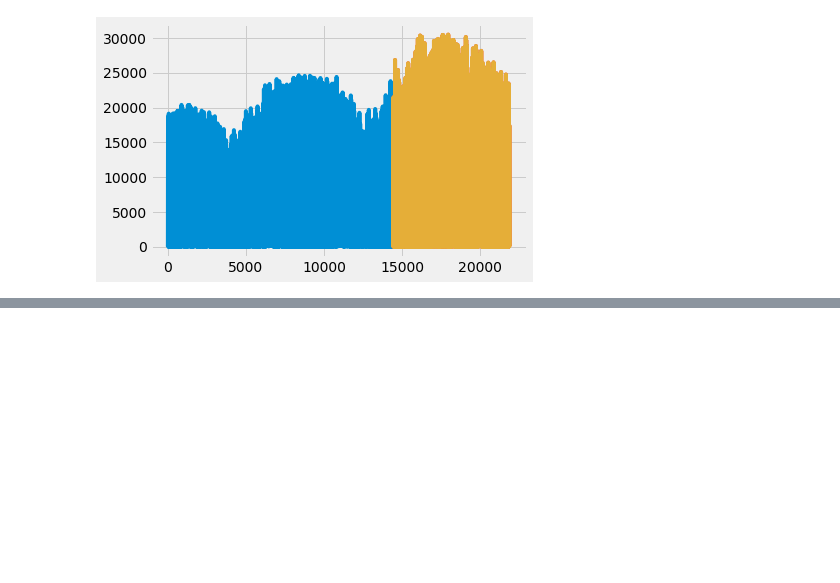
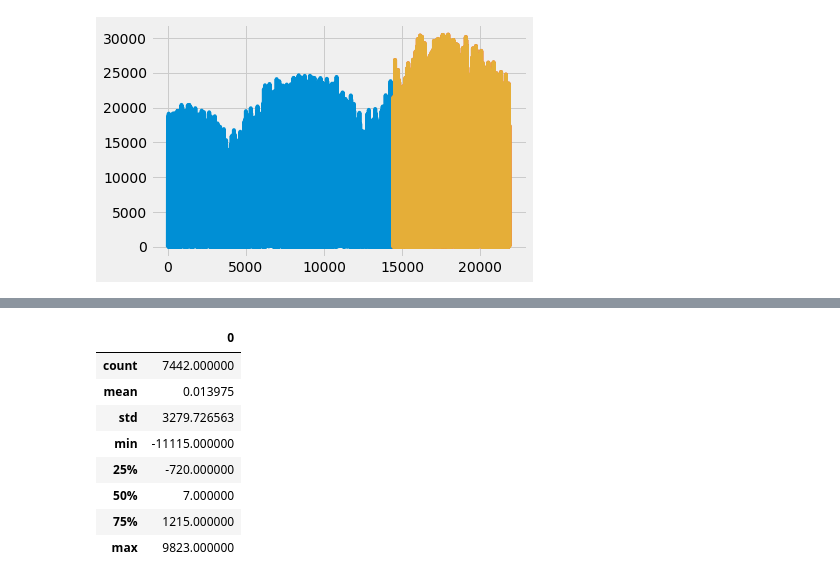
Before and after one commit to MichaelBurak/solar-data-analysis, a Jupyter notebook: solar-perhour-analysis.ipynb, the cells around one changed output, grey strips where cells are left out. Cells and saved outputs as stored; diff of their text form; code cells hidden in the pictures; blank space fills up the shorter version.

```diff
--- a/solar-perhour-analysis.ipynb
+++ b/solar-perhour-analysis.ipynb
@@ -481,0 +493,12 @@ RMSE is 3279.506203571452
+# %%
+resid.describe()
+# %% [output]
+|  | 0 |
+| count | 7442.000000 |
+| mean | 0.013975 |
+| std | 3279.726563 |
+| min | -11115.000000 |
+| 25% | -720.000000 |
+| 50% | 7.000000 |
+| 75% | 1215.000000 |
+| max | 9823.000000 |
```
Also changed, not shown: parts of 26 cells of this notebook.
